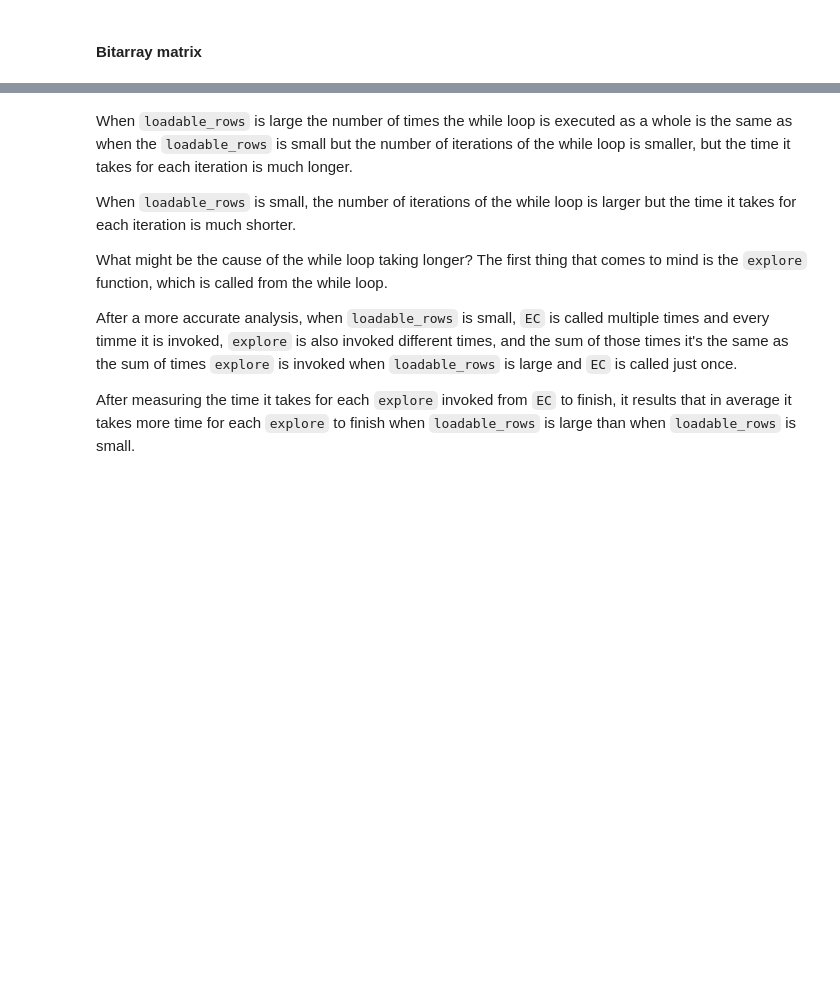
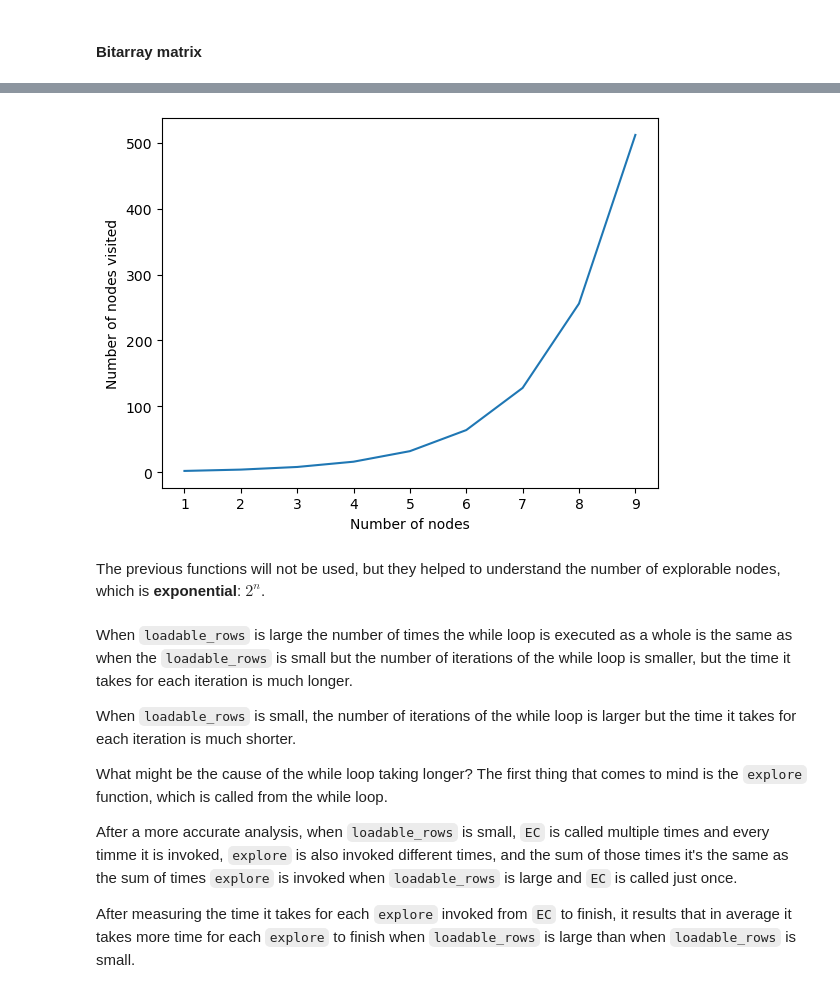
Before and after one commit to festad/University-Notes, a Jupyter notebook: algstrdat/prog/py/mem_eff_exact_cover.ipynb, the cells around one changed output, grey strips where cells are left out. Drawn from its saved outputs; the diff is of its cells as text; code cells hidden in the pictures; blank space fills up the shorter version.

```diff
--- a/algstrdat/prog/py/mem_eff_exact_cover.ipynb
+++ b/algstrdat/prog/py/mem_eff_exact_cover.ipynb
@@ -169,3 +231,19 @@ def union(row1, row2):
+# %%
+# Plotting the number of nodes visited by the full exploration
+# of the search tree, as a function of the number of nodes in the
+# graph.
+n_visited = []
+for i in range(1, 10):
+    n_visited.append(EC_light_full_visit(i))
+plt.plot(range(1, 10), n_visited)
+plt.xlabel("Number of nodes")
+plt.ylabel("Number of nodes visited")
+plt.show()
+# %% [output]
+[figure, added]
+# %% [markdown]
+The previous functions will not be used, but they helped to understand the number of explorable nodes,
+which is **exponential**: $2^n$.
 # %%
 def EC(A, B, COV, offset, FILE_NAME, LOADABLE_ROWS, explored=[], max_explorations=-1):
     N = A.rows
```
Also changed, not shown: parts of 30 cells of this notebook, 16 other files.
